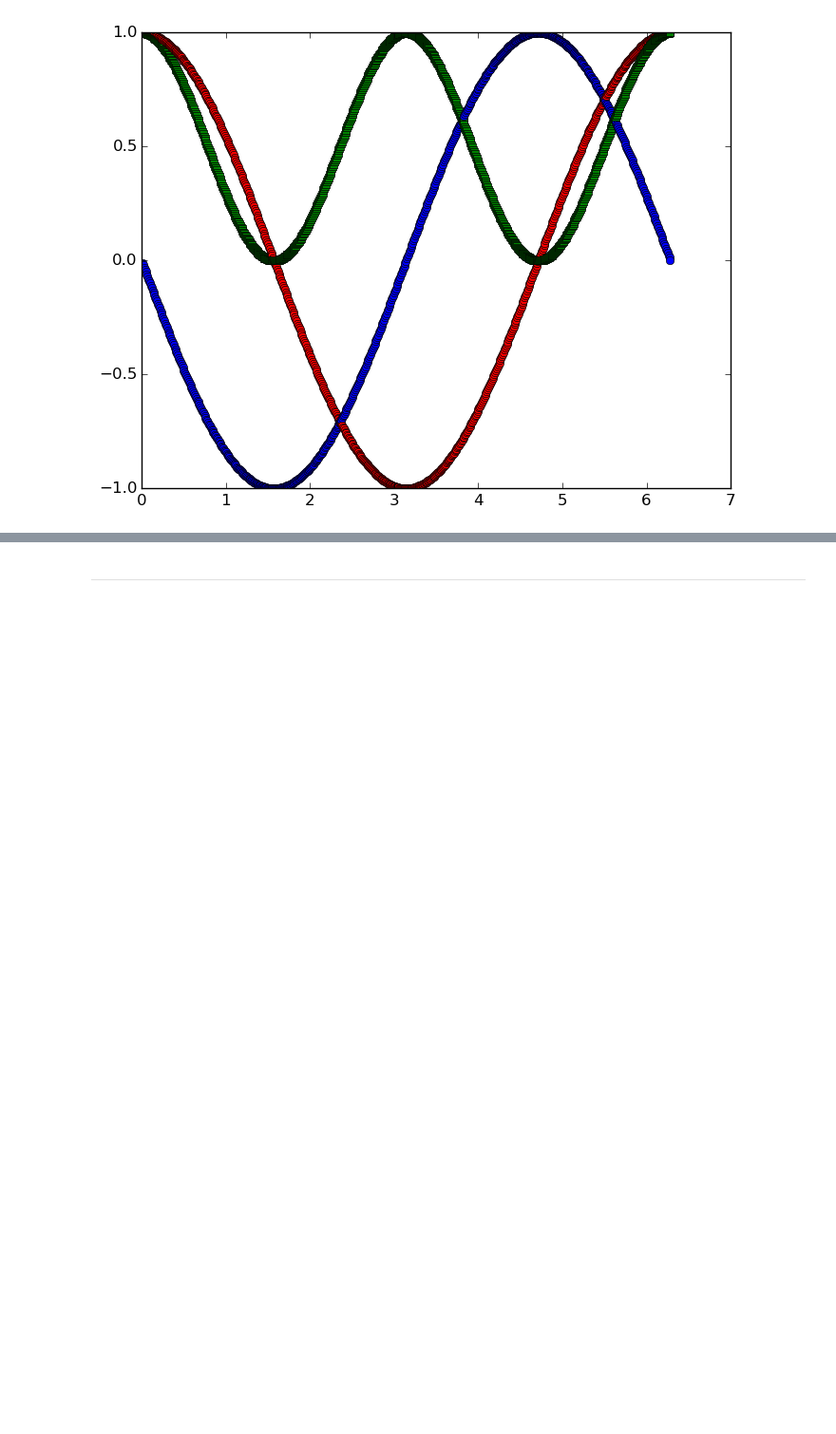
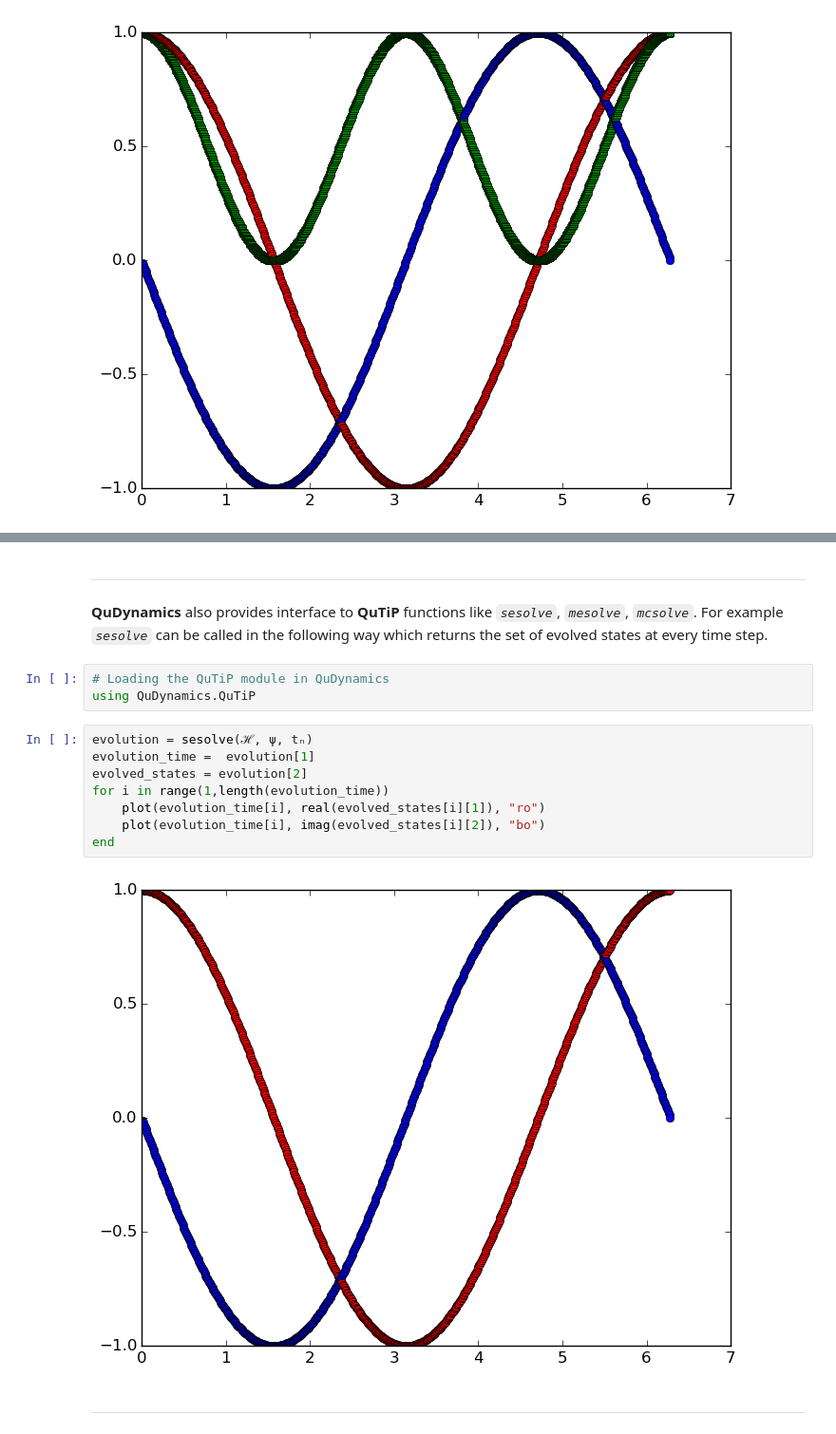
Before and after one commit to amitjamadagni/Conf, a Jupyter notebook: JuliaCon_2016/QuDynamics - Framework for solving Dynamical Quantum Equations.ipynb, the cells around one changed output, grey strips where cells are left out. Shown at 95% size. Cells and saved outputs as stored; diff of their text form; blank space fills up the shorter version.

```diff
--- a/JuliaCon_2016/QuDynamics - Framework for solving Dynamical Quantum Equations.ipynb
+++ b/JuliaCon_2016/QuDynamics - Framework for solving Dynamical Quantum Equations.ipynb
@@ -143,2 +208,19 @@ end
+# %% [markdown]
+-------------------
+# %% [markdown]
+**QuDynamics** also provides interface to **QuTiP** functions like _`sesolve`_, _`mesolve`_, _`mcsolve`_. For example _`sesolve`_ can be called in the following way which returns the set of evolved states at every time step.
+# %%
+# Loading the QuTiP module in QuDynamics
+using QuDynamics.QuTiP
+# %%
+evolution = sesolve(ℋ, ψ, tₙ)
+evolution_time =  evolution[1]
+evolved_states = evolution[2]
+for i in range(1,length(evolution_time))
+    plot(evolution_time[i], real(evolved_states[i][1]), "ro")
+    plot(evolution_time[i], imag(evolved_states[i][2]), "bo")
+end
+# %% [output]
+[figure, added]
 # %% [markdown]
 ---
```
Also changed, not shown: parts of 19 cells of this notebook.
